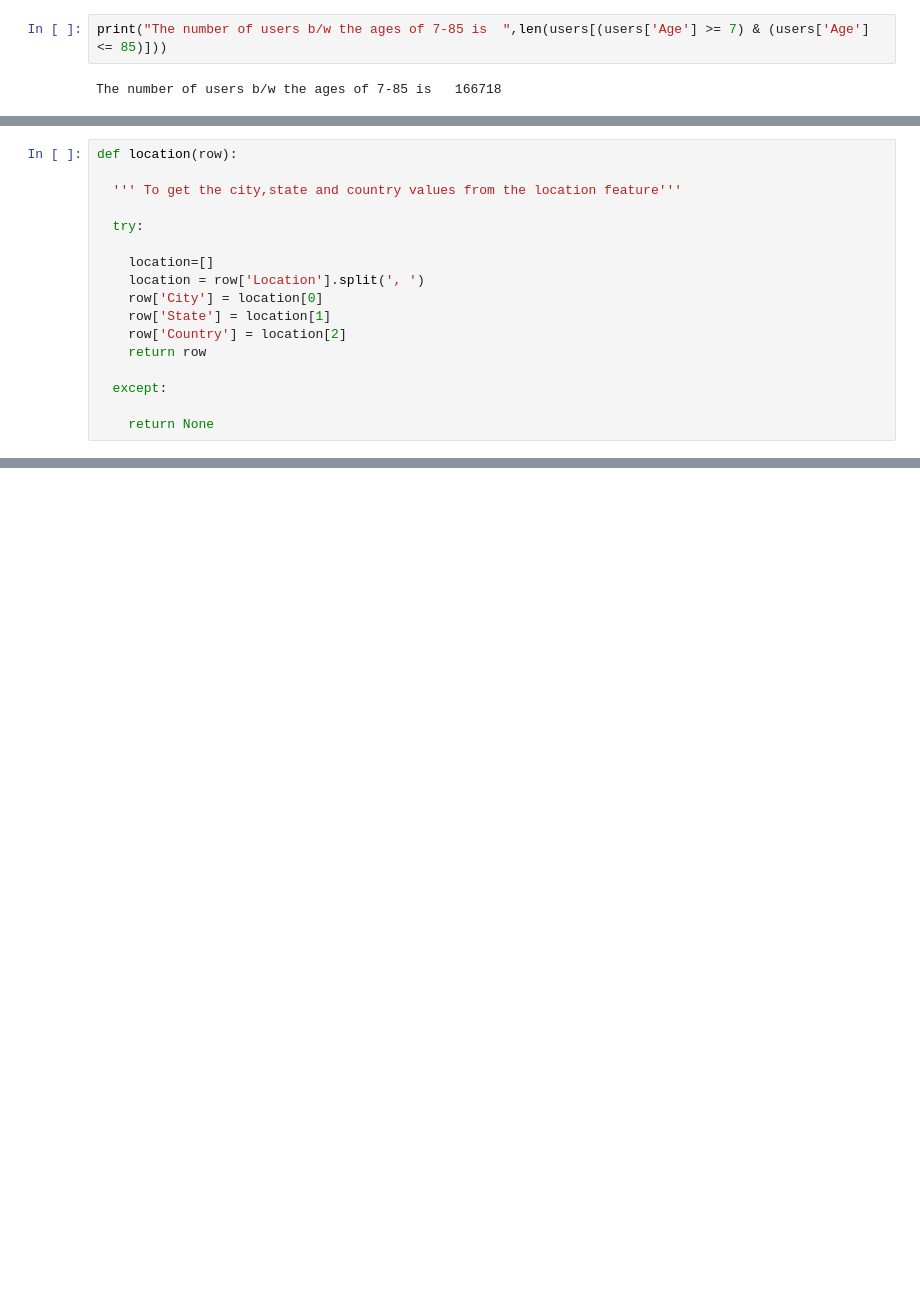
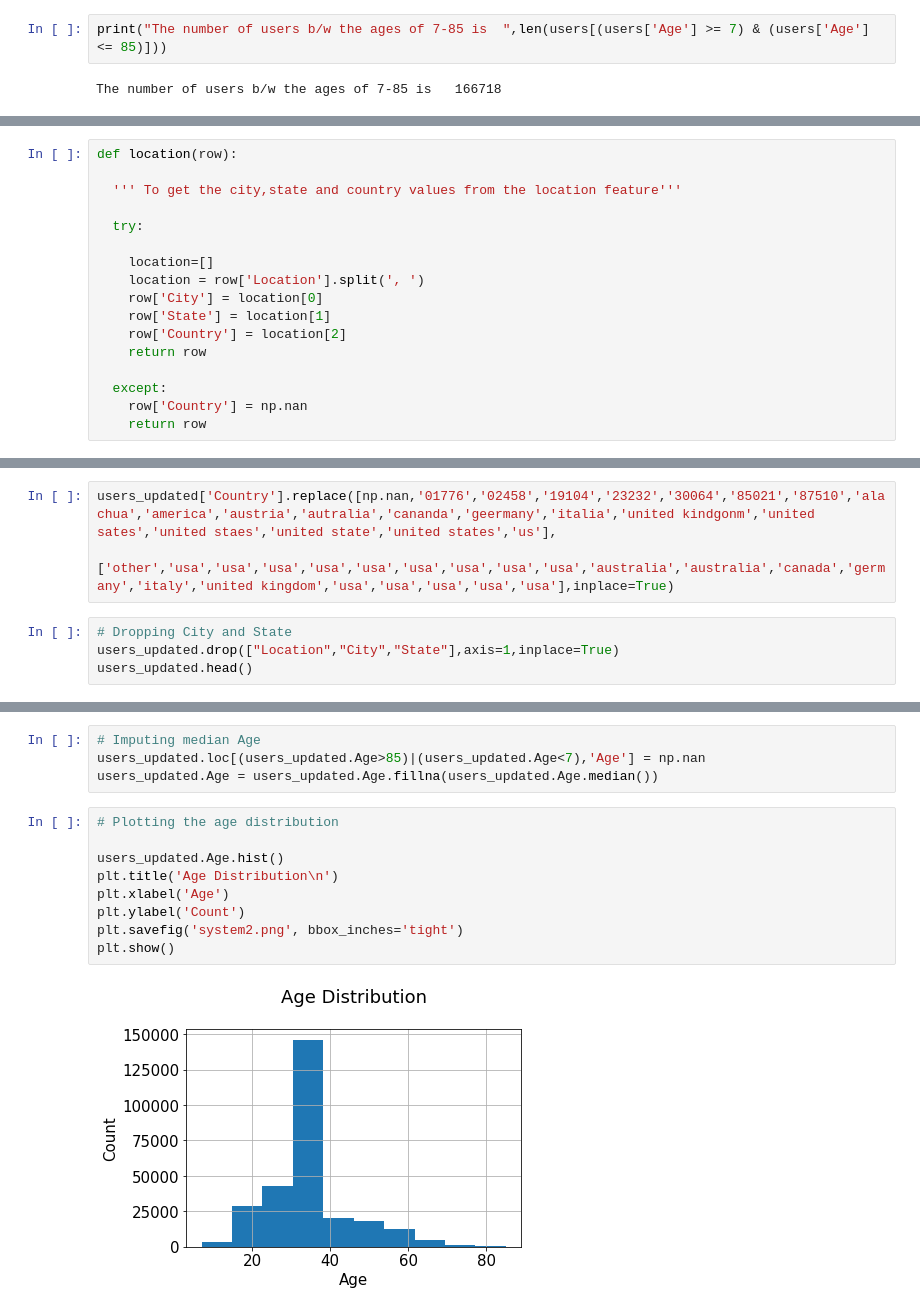
Before and after one commit to rohanroney/Book-Recommendation-System, a Jupyter notebook: Book_Recommendation_System.ipynb, the cells around one changed output, grey strips where cells are left out. Saved outputs shown, nothing was run; the diff lists cells and outputs as text; blank space fills up the shorter version.

```diff
--- a/Book_Recommendation_System.ipynb
+++ b/Book_Recommendation_System.ipynb
@@ -383,6 +438,6 @@ def location(row):
     return row
 
   except:
-
-    return None
+    row['Country'] = np.nan
+    return row
 # %%
@@ -398,0 +446,7 @@ users_updated.head()
+# %%
+users_updated['Country'].replace([np.nan,'01776','02458','19104','23232','30064','85021','87510','alachua','america','austria','autralia','cananda','geermany','italia','united kindgonm','united sates','united staes','united state','united states','us'],
+                           ['other','usa','usa','usa','usa','usa','usa','usa','usa','usa','australia','australia','canada','germany','italy','united kingdom','usa','usa','usa','usa','usa'],inplace=True)
+# %%
+# Dropping City and State
+users_updated.drop(["Location","City","State"],axis=1,inplace=True)
+users_updated.head()
@@ -398,0 +460,15 @@ users_updated.head()
+# %%
+# Imputing median Age
+users_updated.loc[(users_updated.Age>85)|(users_updated.Age<7),'Age'] = np.nan
+users_updated.Age = users_updated.Age.fillna(users_updated.Age.median())
+# %%
+# Plotting the age distribution
+
+users_updated.Age.hist()
+plt.title('Age Distribution\n')
+plt.xlabel('Age')
+plt.ylabel('Count')
+plt.savefig('system2.png', bbox_inches='tight')
+plt.show()
+# %% [output]
+[figure, added]
```
Also changed, not shown: parts of 40 cells of this notebook.
